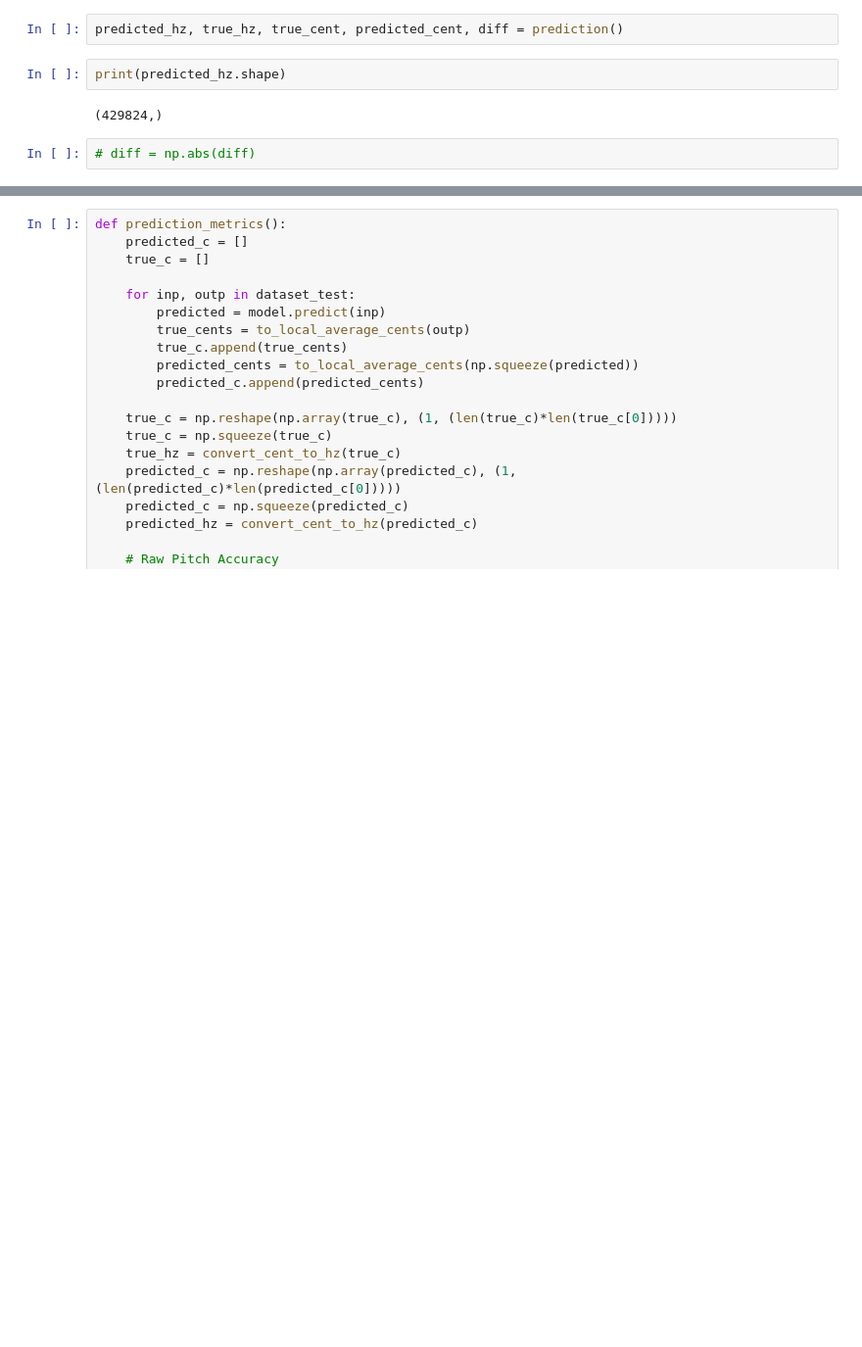
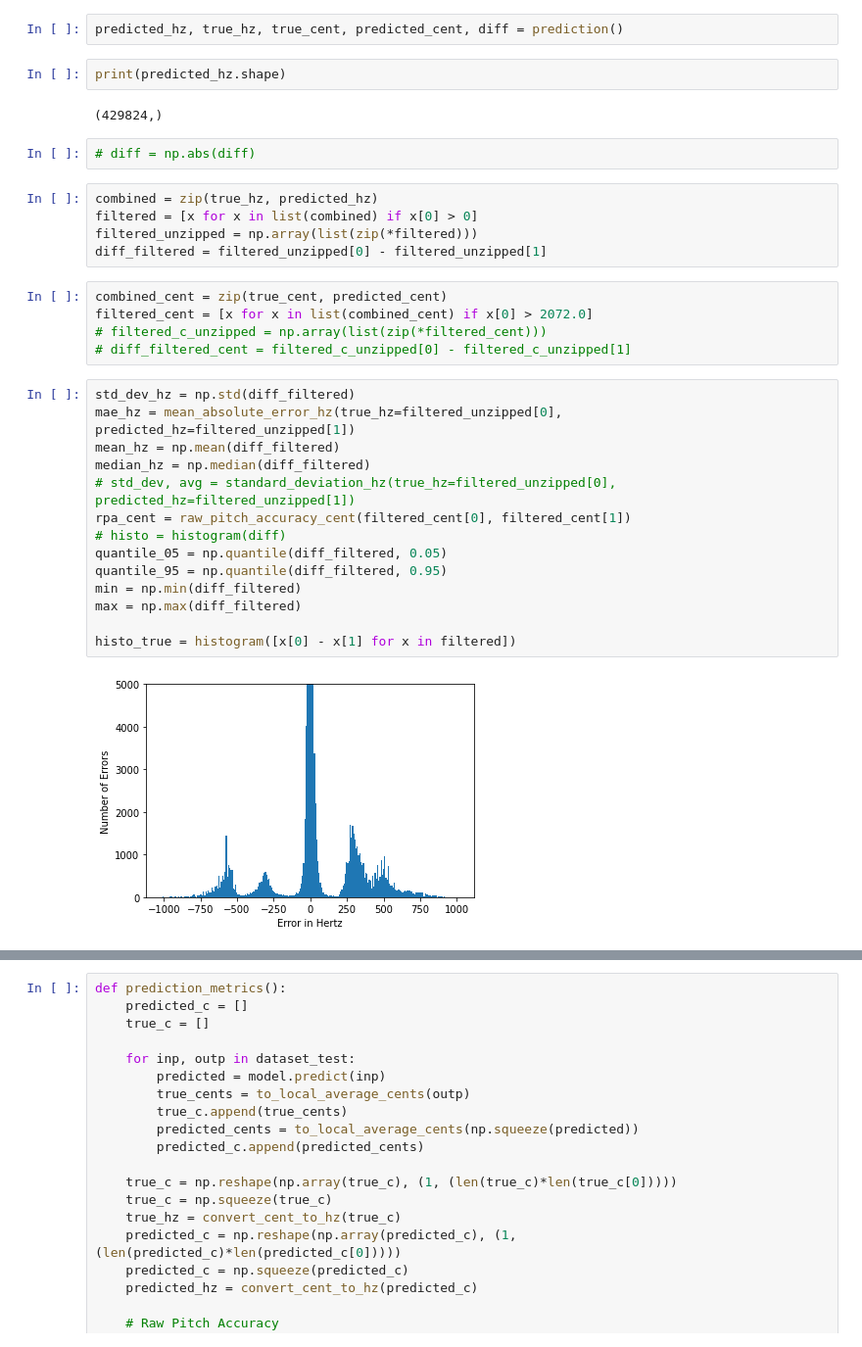
Before and after one commit to wolfisberg/zhaw-ba-online, a Jupyter notebook: deepf0/DEEP_F0.ipynb, the cells around one changed output, grey strips where cells are left out. Shown at 98% size. Saved outputs shown, nothing was run; the diff lists cells and outputs as text; blank space fills up the shorter version.

```diff
--- a/deepf0/DEEP_F0.ipynb
+++ b/deepf0/DEEP_F0.ipynb
@@ -565,6 +583,32 @@ print(predicted_hz.shape)
 (429824,)
 # %%
 # diff = np.abs(diff)
+# %%
+combined = zip(true_hz, predicted_hz)
+filtered = [x for x in list(combined) if x[0] > 0]
+filtered_unzipped = np.array(list(zip(*filtered)))
+diff_filtered = filtered_unzipped[0] - filtered_unzipped[1]
+# %%
+combined_cent = zip(true_cent, predicted_cent)
+filtered_cent = [x for x in list(combined_cent) if x[0] > 2072.0]
+# filtered_c_unzipped = np.array(list(zip(*filtered_cent)))
+# diff_filtered_cent = filtered_c_unzipped[0] - filtered_c_unzipped[1]
+# %%
+std_dev_hz = np.std(diff_filtered)
+mae_hz = mean_absolute_error_hz(true_hz=filtered_unzipped[0], predicted_hz=filtered_unzipped[1])
+mean_hz = np.mean(diff_filtered)
+median_hz = np.median(diff_filtered)
+# std_dev, avg = standard_deviation_hz(true_hz=filtered_unzipped[0], predicted_hz=filtered_unzipped[1])
+rpa_cent = raw_pitch_accuracy_cent(filtered_cent[0], filtered_cent[1])
+# histo = histogram(diff)
+quantile_05 = np.quantile(diff_filtered, 0.05)
+quantile_95 = np.quantile(diff_filtered, 0.95)
+min = np.min(diff_filtered)
+max = np.max(diff_filtered)
+
+histo_true = histogram([x[0] - x[1] for x in filtered])
+# %% [output]
+[figure, added]
 # %%
 std_dev_hz = np.std(diff)
 mae_hz = mean_absolute_error_hz(true_hz, predicted_hz)
```
Also changed, not shown: parts of 12 cells of this notebook.
